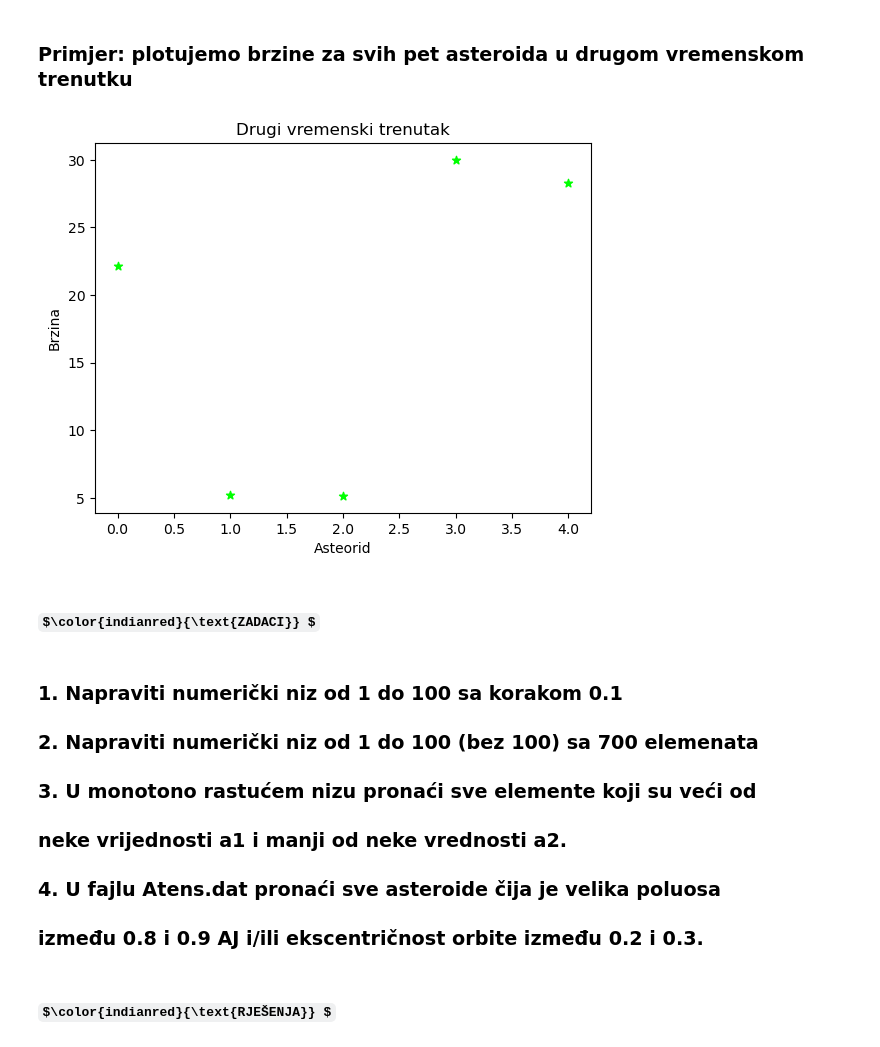
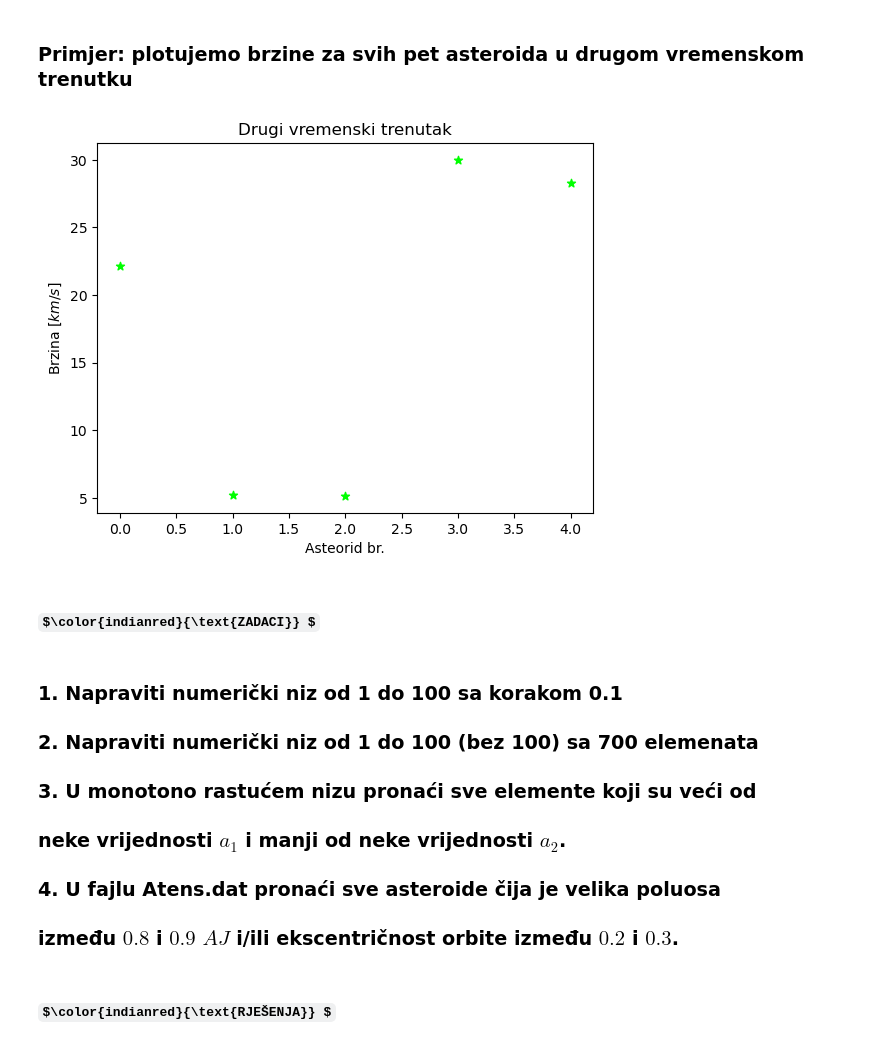
Before and after one commit to zorzeus/Numericke-metode-u-astronomiji, a Jupyter notebook: oap_00.ipynb, the cells around one changed output. Cells and saved outputs as stored; diff of their text form; code cells hidden in the pictures; some formulas as TeX source.

```diff
--- a/oap_00.ipynb
+++ b/oap_00.ipynb
@@ -179,22 +179,22 @@ print(asteroidi_3d.shape)
 ### Primjer: plotujemo brzine za svih pet asteroida u drugom vremenskom trenutku
 # %%
 plt.scatter(range(asteroidi_3d.shape[1]), asteroidi_3d[1, :, 2], marker='*', color='lime')
-plt.xlabel('Asteorid')
-plt.ylabel('Brzina')
+plt.xlabel('Asteorid br.')
+plt.ylabel(r'Brzina $[km/s]$')
 plt.title('Drugi vremenski trenutak')
 plt.grid(False)
 plt.show()
 # %% [output]
-[figure, old version]
+[figure, new version]
 # %% [markdown]
 ### $\color{indianred}{\text{ZADACI}} $
 # %% [markdown]
 ### 1. Napraviti numerički niz od 1 do 100 sa korakom 0.1
 ### 2. Napraviti numerički niz od 1 do 100 (bez 100) sa 700 elemenata
 ### 3. U monotono rastućem nizu pronaći sve elemente koji su veći od
-### neke vrijednosti a1 i manji od neke vrednosti a2.
+### neke vrijednosti $a_1$ i manji od neke vrijednosti $a_2$.
 ### 4. U fajlu Atens.dat pronaći sve asteroide čija je velika poluosa
-### između 0.8 i 0.9 AJ i/ili ekscentričnost orbite između 0.2 i 0.3.
+### između $0.8$ i $0.9$ $AJ$ i/ili ekscentričnost orbite između $0.2$ i $0.3$.
 # %% [markdown]
 ### $\color{indianred}{\text{RJEŠENJA}} $
 # %% [markdown]
```
Also changed, not shown: parts of 4 cells of this notebook.
